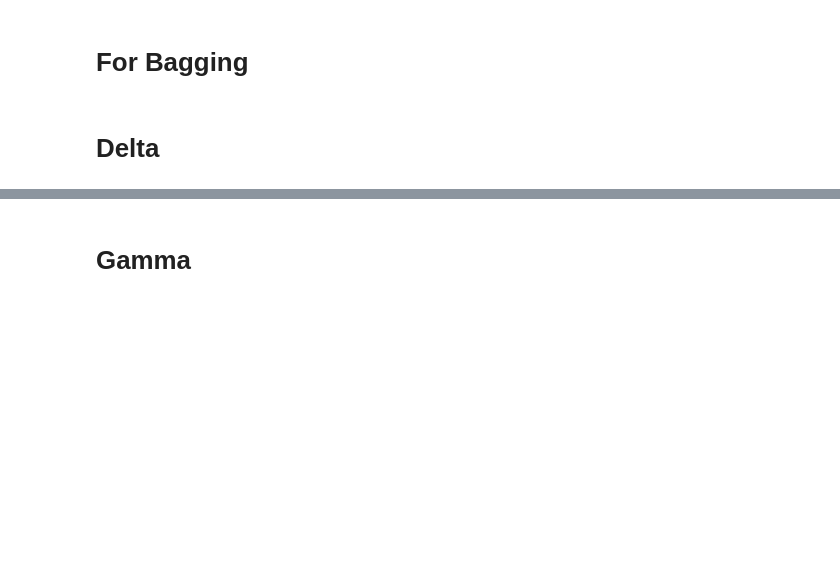
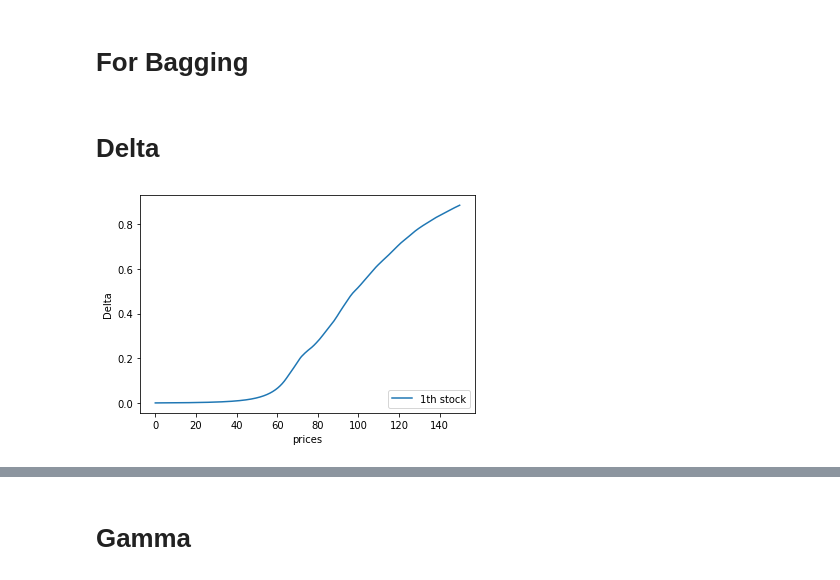
Before and after one commit to xinyanz-erin/Applied-Finance-Project, a Jupyter notebook: European_Call_nstock_auto_bagging.ipynb, the cells around one changed output, grey strips where cells are left out. Drawn from its saved outputs; the diff is of its cells as text; code cells hidden in the pictures; blank space fills up the shorter version.

```diff
--- a/European_Call_nstock_auto_bagging.ipynb
+++ b/European_Call_nstock_auto_bagging.ipynb
@@ -464,10 +463,9 @@ import torch.nn.functional as F
 import torch
 import numpy as np
 
-
 class Net(nn.Module):
 
-    def __init__(self, hidden=1024, nstock=3):
+    def __init__(self, hidden=1024, nstock=1):    # remember to change nstock!
         super(Net, self).__init__()
         self.nstock = nstock
         self.fc1 = nn.Linear(6 * self.nstock, hidden)
@@ -1028,32 +1022,34 @@ Given the prices `P`, the implied volatility is the root of the function `comput
 # %% [markdown]
 # Delta
 # %%
-### 8
+### 9 (multi)
 
-#### Using gradient, Change only 1 S0 at a time
+#### Using gradient, Change only 1 S0 at a time, no bagging
 %matplotlib inline
 from torch.autograd import grad
 import pylab
 import numpy as np
 def compute_delta(S, ith):
     inputs = torch.tensor([[1, 110.0, 110.0, 0.35, 0.1, 0.05]*(ith-1)\
                            + [1, 110.0, S, 0.35, 0.1, 0.05]\
                            + ([1, 110.0, 110.0, 0.35, 0.1, 0.05]*(nstock-ith))]).cuda()
     inputs.requires_grad = True
-    x = model_list[5](inputs.float())      ### change 'c' in model_list[c]
+    x = model_list[1](inputs.float())      ### change 'c' in model_list[c]
     #x = model(inputs)
     x.backward()
     first_order_gradient = inputs.grad
     return first_order_gradient[0][2]
 
-  for i in range(1, nstock+1):
-  prices = np.arange(0, 150, 0.1)
-  deltas = []
-  for p in prices:
-      deltas.append(compute_delta(p, i).item())
-  fig = pylab.plot(prices, deltas, label = f'{i}th stock')
-  pylab.legend(loc = 'lower right')
-  pylab.xlabel('prices')
-  pylab.ylabel('Delta')
-  fig
+for i in range(1, nstock+1):
+    prices = np.arange(0, 150, 0.1)
+    deltas = []
+    for p in prices:
+        deltas.append(compute_delta(p, i).item())
+    fig = pylab.plot(prices, deltas, label = f'{i}th stock')
+    pylab.legend(loc = 'lower right')
+    pylab.xlabel('prices')
+    pylab.ylabel('Delta')
+    fig
+# %% [output]
+[figure, added]
 # %%
```
Also changed, not shown: parts of 13 cells of this notebook.
